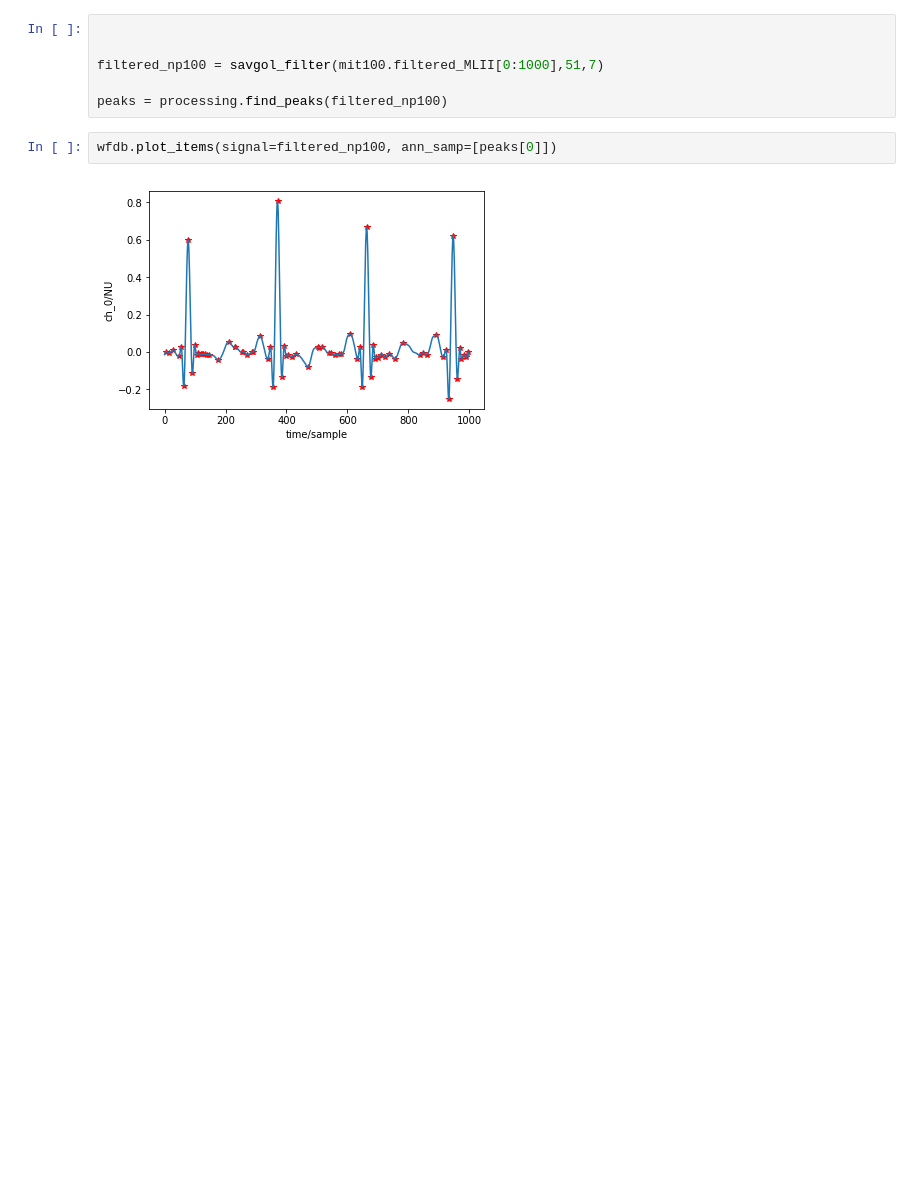
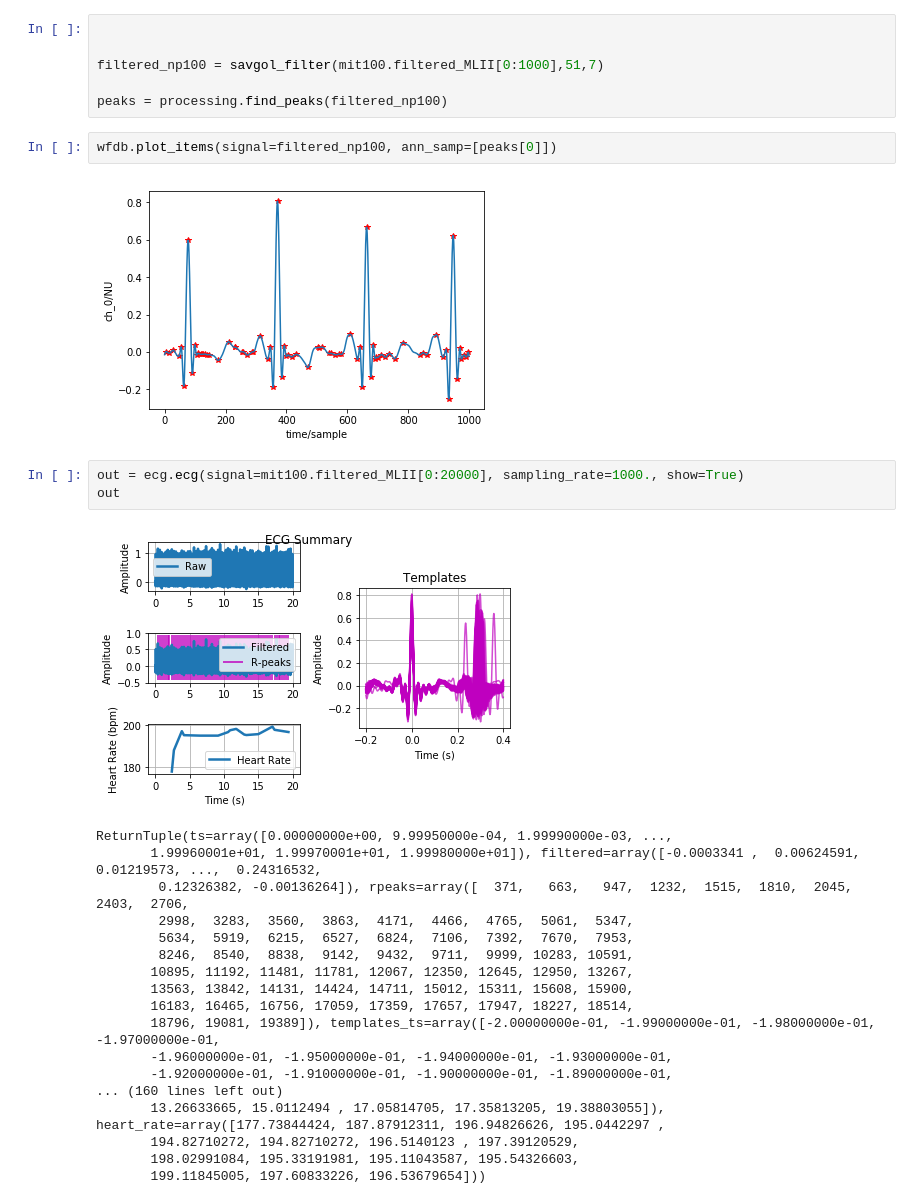
Before and after one commit to nimch681/ECGdataAnalysis, a Jupyter notebook: P and T points extractor.ipynb, the cells around one changed output. Cells and saved outputs as stored; diff of their text form; blank space fills up the shorter version.

```diff
--- a/P and T points extractor.ipynb
+++ b/P and T points extractor.ipynb
@@ -212,3 +256,25 @@ peaks = processing.find_peaks(filtered_np100)
 wfdb.plot_items(signal=filtered_np100, ann_samp=[peaks[0]])
 # %% [output]
 [figure]
+# %%
+out = ecg.ecg(signal=mit100.filtered_MLII[0:20000], sampling_rate=1000., show=True)
+out
+# %% [output]
+[figure, added]
+ReturnTuple(ts=array([0.00000000e+00, 9.99950000e-04, 1.99990000e-03, ...,
+       1.99960001e+01, 1.99970001e+01, 1.99980000e+01]), filtered=array([-0.0003341 ,  0.00624591,  0.01219573, ...,  0.24316532,
+        0.12326382, -0.00136264]), rpeaks=array([  371,   663,   947,  1232,  1515,  1810,  2045,  2403,  2706,
+        2998,  3283,  3560,  3863,  4171,  4466,  4765,  5061,  5347,
+        5634,  5919,  6215,  6527,  6824,  7106,  7392,  7670,  7953,
+        8246,  8540,  8838,  9142,  9432,  9711,  9999, 10283, 10591,
+       10895, 11192, 11481, 11781, 12067, 12350, 12645, 12950, 13267,
+       13563, 13842, 14131, 14424, 14711, 15012, 15311, 15608, 15900,
+       16183, 16465, 16756, 17059, 17359, 17657, 17947, 18227, 18514,
+       18796, 19081, 19389]), templates_ts=array([-2.00000000e-01, -1.99000000e-01, -1.98000000e-01, -1.97000000e-01,
+       -1.96000000e-01, -1.95000000e-01, -1.94000000e-01, -1.93000000e-01,
+       -1.92000000e-01, -1.91000000e-01, -1.90000000e-01, -1.89000000e-01,
+... (160 lines left out)
+       13.26633665, 15.0112494 , 17.05814705, 17.35813205, 19.38803055]), heart_rate=array([177.73844424, 187.87912311, 196.94826626, 195.0442297 ,
+       194.82710272, 194.82710272, 196.5140123 , 197.39120529,
+       198.02991084, 195.33191981, 195.11043587, 195.54326603,
+       199.11845005, 197.60833226, 196.53679654]))
```
Also changed, not shown: parts of 6 cells of this notebook, 1 other file.
